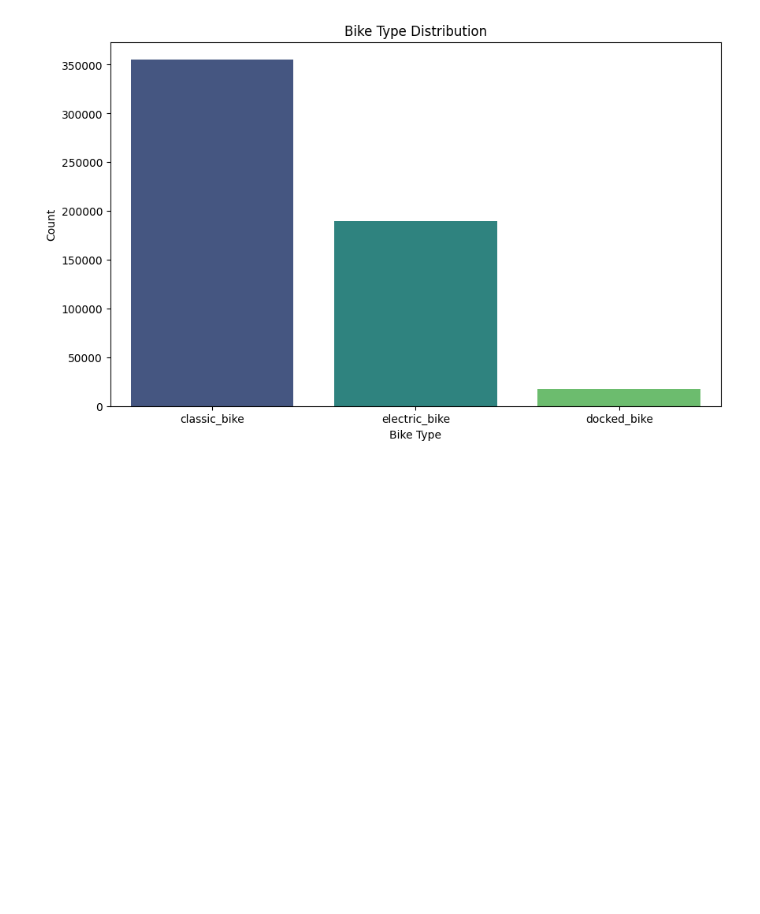
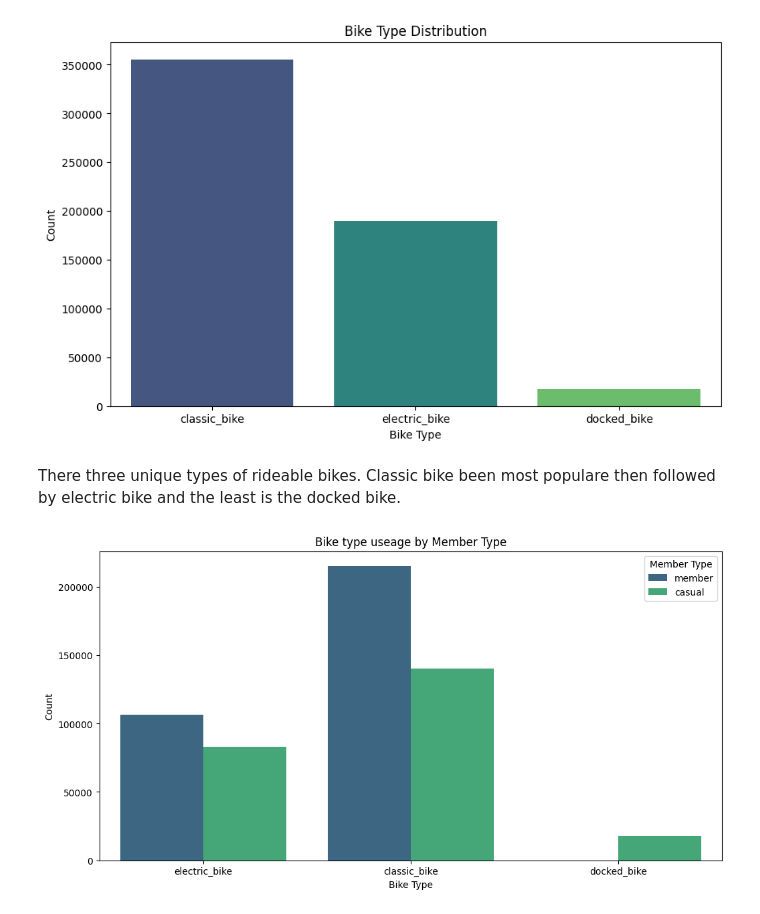
Before and after one commit to MaristChibuike/Bikeshare-Insights_-Summer-in-the-Windy-City, a Jupyter notebook: bikeshare.ipynb, the cells around one changed output. Saved outputs shown, nothing was run; the diff lists cells and outputs as text; code cells hidden in the pictures; blank space fills up the shorter version.

```diff
--- a/bikeshare.ipynb
+++ b/bikeshare.ipynb
@@ -152,3 +182,20 @@ plt.ylabel('Count')
 plt.show()
 # %% [output]
 [figure]
+# %% [markdown]
+There three unique types of rideable bikes. Classic bike been most populare then followed by electric bike and the least is the docked bike.
+# %%
+# Riders by bike type
+plt.figure(figsize=(12, 6))
+sns.countplot(data=data, x = 'rideable_type', hue= 'member_casual', palette="viridis",)
+
+# Display data labels
+# plt.annotate()
+
+plt.title('Bike type useage by Member Type')
+plt.xlabel('Bike Type')
+plt.ylabel('Count')
+plt.legend(title ='Member Type')
+plt.show()
+# %% [output]
+[figure, added]
```
Also changed, not shown: parts of 13 cells of this notebook, 1 other file.
